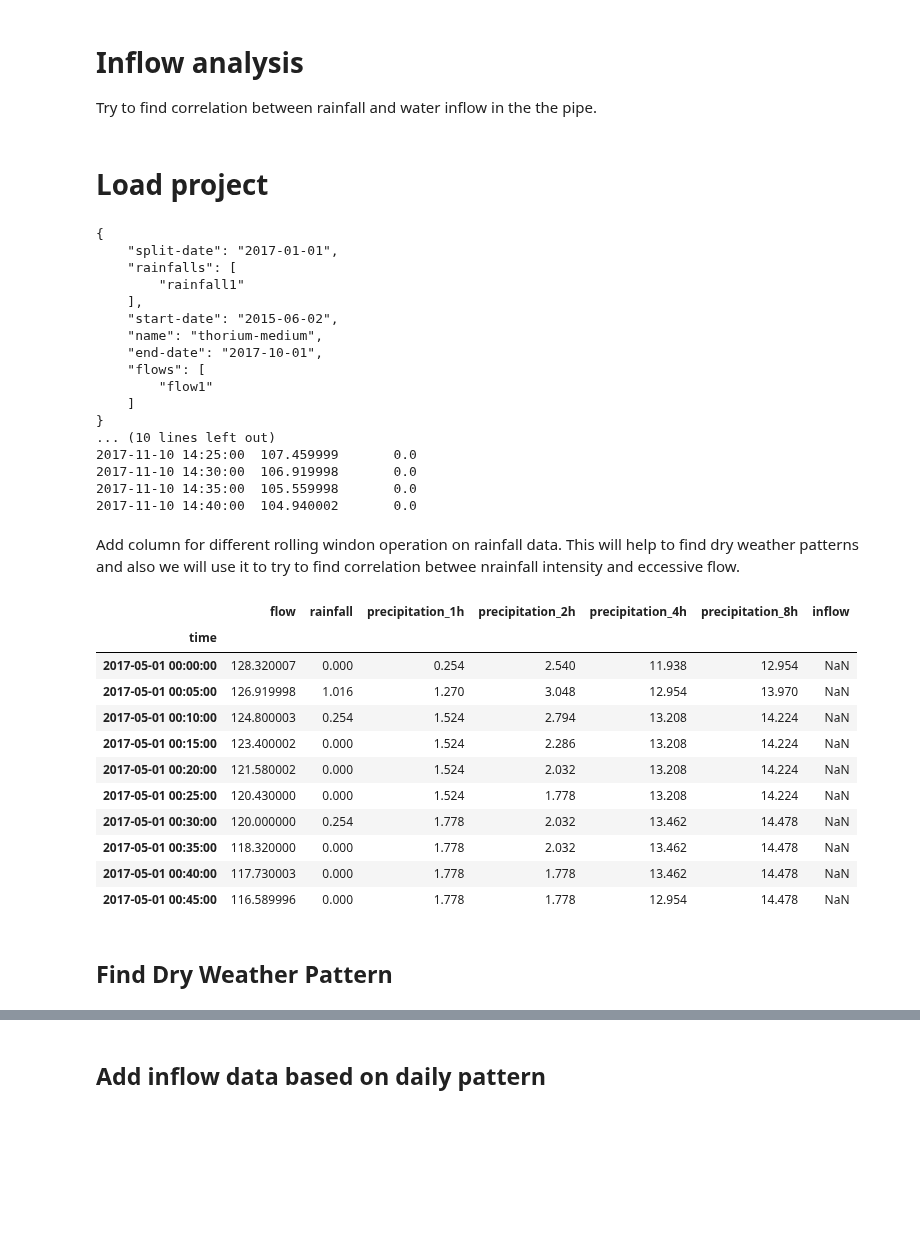
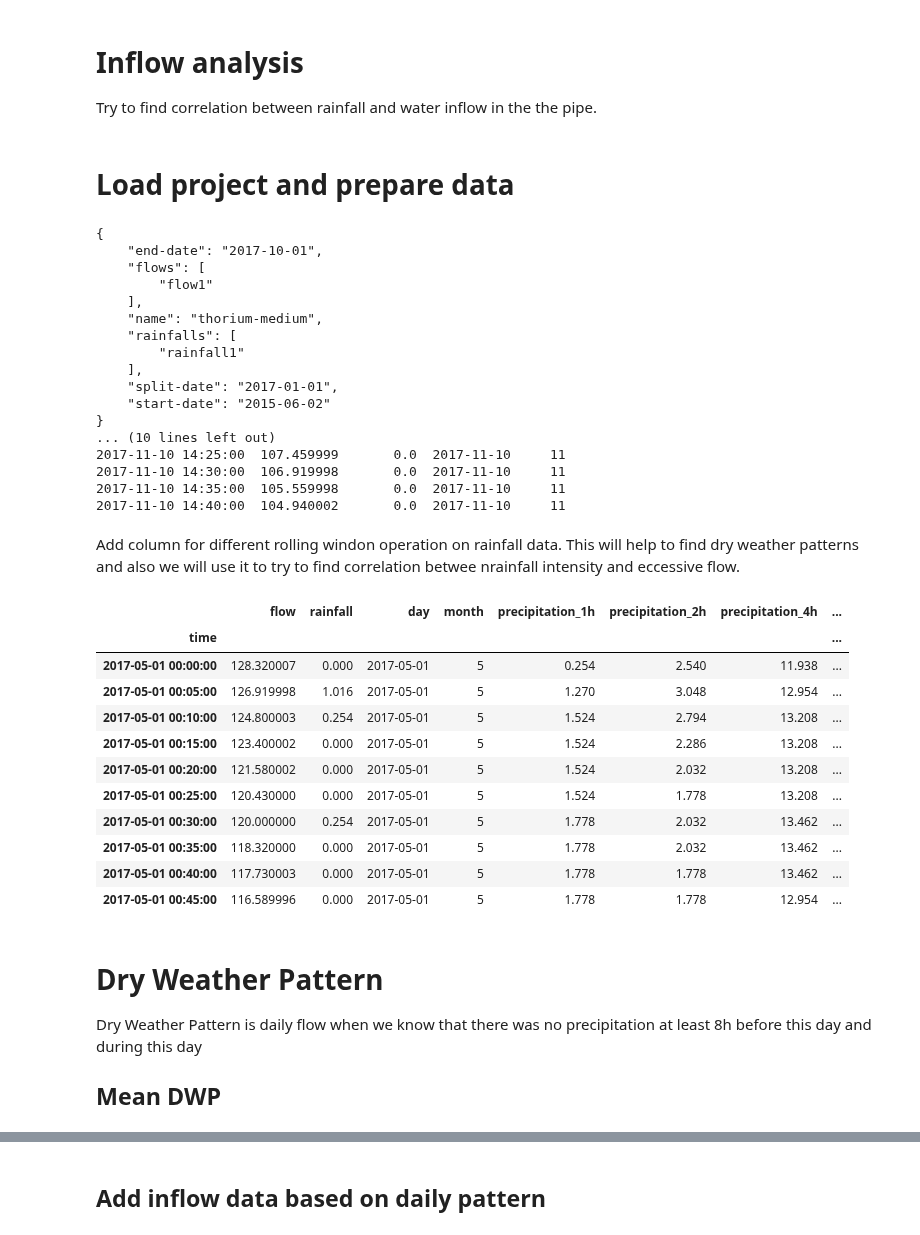
Before and after one commit to carldata/argo, a Jupyter notebook: notebooks/thorium-medium/[eda] Inflow.ipynb, the cells around one changed output, grey strips where cells are left out. Drawn from its saved outputs; the diff is of its cells as text; code cells hidden in the pictures; blank space fills up the shorter version.

```diff
--- a/notebooks/thorium-medium/[eda] Inflow.ipynb
+++ b/notebooks/thorium-medium/[eda] Inflow.ipynb
@@ -13,7 +13,7 @@ import matplotlib.pyplot as plt
 from matplotlib import rcParams
 rcParams['figure.figsize'] = 12, 4
 # %% [markdown]
-# Load project
+# Load project and prepare data
 # %%
 project_folder = '../../datasets/thorium-medium/'
 with open(project_folder + 'project.json', 'r') as file:
@@ -26,47 +26,55 @@ rainfall = pd.read_csv(project_folder + 'rainfall1.csv', parse_dates=['time'])
 rainfall = rainfall.set_index('time')['rainfall'].fillna(0)
 rainfall = rainfall.resample('5T').pad()
 flow_rain = pd.concat([flow, rainfall], axis=1).dropna()
+flow_rain['day'] = flow_rain.index.map(lambda x: x.date())
+flow_rain['month'] = flow_rain.index.map(lambda x: x.date().month)
 print(flow_rain.head())
 print(flow_rain.tail())
 # %% [output]
 {
-    "split-date": "2017-01-01",
+    "end-date": "2017-10-01",
+    "flows": [
+        "flow1"
+    ],
+    "name": "thorium-medium",
     "rainfalls": [
         "rainfall1"
     ],
-    "start-date": "2015-06-02",
-    "name": "thorium-medium",
-    "end-date": "2017-10-01",
-    "flows": [
-        "flow1"
-    ]
+    "split-date": "2017-01-01",
+    "start-date": "2015-06-02"
 }
 ... (10 lines left out)
-2017-11-10 14:25:00  107.459999       0.0
-2017-11-10 14:30:00  106.919998       0.0
-2017-11-10 14:35:00  105.559998       0.0
-2017-11-10 14:40:00  104.940002       0.0
+2017-11-10 14:25:00  107.459999       0.0  2017-11-10     11
+2017-11-10 14:30:00  106.919998       0.0  2017-11-10     11
+2017-11-10 14:35:00  105.559998       0.0  2017-11-10     11
+2017-11-10 14:40:00  104.940002       0.0  2017-11-10     11
 # %% [markdown]
 Add column for different rolling windon operation on rainfall data. This will help to find dry weather patterns and also we will use it to try to find correlation betwee nrainfall intensity and eccessive flow.
 # %%
 flow_rain['precipitation_1h'] = flow_rain.rainfall.rolling(12).sum()
 flow_rain['precipitation_2h'] = flow_rain.rainfall.rolling(2*12).sum()
 flow_rain['precipitation_4h'] = flow_rain.rainfall.rolling(4*12).sum()
 flow_rain['precipitation_8h'] = flow_rain.rainfall.rolling(8*12).sum()
+flow_rain['precipitation_24h'] = flow_rain.rainfall.rolling(24*12).sum()
+flow_rain['precipitation_48h'] = flow_rain.rainfall.rolling(48*12).sum()
 flow_rain[pd.Timestamp('2017-05-01'):pd.Timestamp('2017-05-02')].head(10)
 # %% [output]
-|  | flow | rainfall | precipitation_1h | precipitation_2h | precipitation_4h | precipitation_8h | inflow |
-| time |  |  |  |  |  |  |  |
-| 2017-05-01 00:00:00 | 128.320007 | 0.000 | 0.254 | 2.540 | 11.938 | 12.954 | NaN |
-| 2017-05-01 00:05:00 | 126.919998 | 1.016 | 1.270 | 3.048 | 12.954 | 13.970 | NaN |
-| 2017-05-01 00:10:00 | 124.800003 | 0.254 | 1.524 | 2.794 | 13.208 | 14.224 | NaN |
-| 2017-05-01 00:15:00 | 123.400002 | 0.000 | 1.524 | 2.286 | 13.208 | 14.224 | NaN |
-| 2017-05-01 00:20:00 | 121.580002 | 0.000 | 1.524 | 2.032 | 13.208 | 14.224 | NaN |
-| 2017-05-01 00:25:00 | 120.430000 | 0.000 | 1.524 | 1.778 | 13.208 | 14.224 | NaN |
-| 2017-05-01 00:30:00 | 120.000000 | 0.254 | 1.778 | 2.032 | 13.462 | 14.478 | NaN |
-| 2017-05-01 00:35:00 | 118.320000 | 0.000 | 1.778 | 2.032 | 13.462 | 14.478 | NaN |
-| 2017-05-01 00:40:00 | 117.730003 | 0.000 | 1.778 | 1.778 | 13.462 | 14.478 | NaN |
-| 2017-05-01 00:45:00 | 116.589996 | 0.000 | 1.778 | 1.778 | 12.954 | 14.478 | NaN |
+|  | flow | rainfall | day | month | precipitation_1h | precipitation_2h | precipitation_4h | ... |
+| time |  |  |  |  |  |  |  | ... |
+| 2017-05-01 00:00:00 | 128.320007 | 0.000 | 2017-05-01 | 5 | 0.254 | 2.540 | 11.938 | ... |
+| 2017-05-01 00:05:00 | 126.919998 | 1.016 | 2017-05-01 | 5 | 1.270 | 3.048 | 12.954 | ... |
+| 2017-05-01 00:10:00 | 124.800003 | 0.254 | 2017-05-01 | 5 | 1.524 | 2.794 | 13.208 | ... |
+| 2017-05-01 00:15:00 | 123.400002 | 0.000 | 2017-05-01 | 5 | 1.524 | 2.286 | 13.208 | ... |
+| 2017-05-01 00:20:00 | 121.580002 | 0.000 | 2017-05-01 | 5 | 1.524 | 2.032 | 13.208 | ... |
+| 2017-05-01 00:25:00 | 120.430000 | 0.000 | 2017-05-01 | 5 | 1.524 | 1.778 | 13.208 | ... |
+| 2017-05-01 00:30:00 | 120.000000 | 0.254 | 2017-05-01 | 5 | 1.778 | 2.032 | 13.462 | ... |
+| 2017-05-01 00:35:00 | 118.320000 | 0.000 | 2017-05-01 | 5 | 1.778 | 2.032 | 13.462 | ... |
+| 2017-05-01 00:40:00 | 117.730003 | 0.000 | 2017-05-01 | 5 | 1.778 | 1.778 | 13.462 | ... |
+| 2017-05-01 00:45:00 | 116.589996 | 0.000 | 2017-05-01 | 5 | 1.778 | 1.778 | 12.954 | ... |
-# %% [markdown]
-## Find Dry Weather Pattern
+# %% [markdown]
+# Dry Weather Pattern
+
+Dry Weather Pattern is daily flow when we know that there was no precipitation at least 8h before this day and during this day
+
+## Mean DWP
 # %%
```
Also changed, not shown: parts of 6 cells of this notebook, 4 other files.
